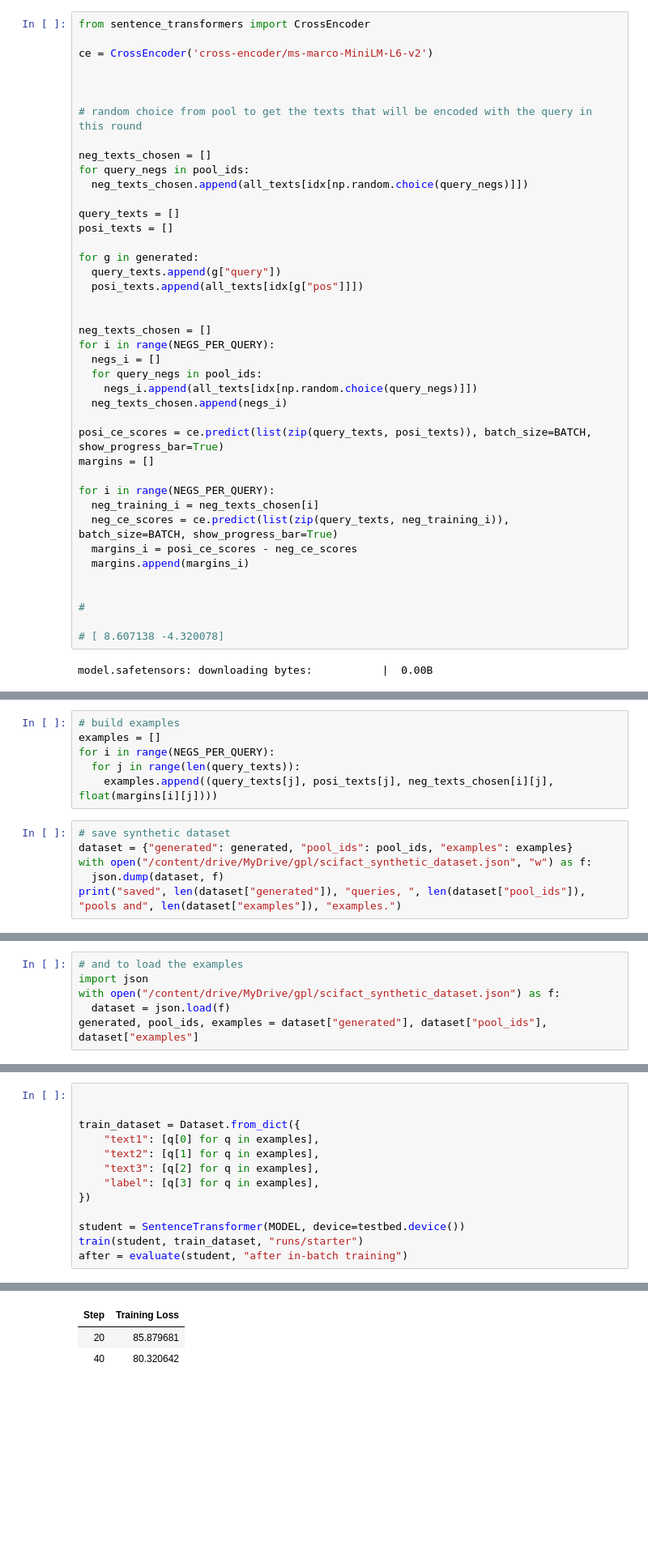
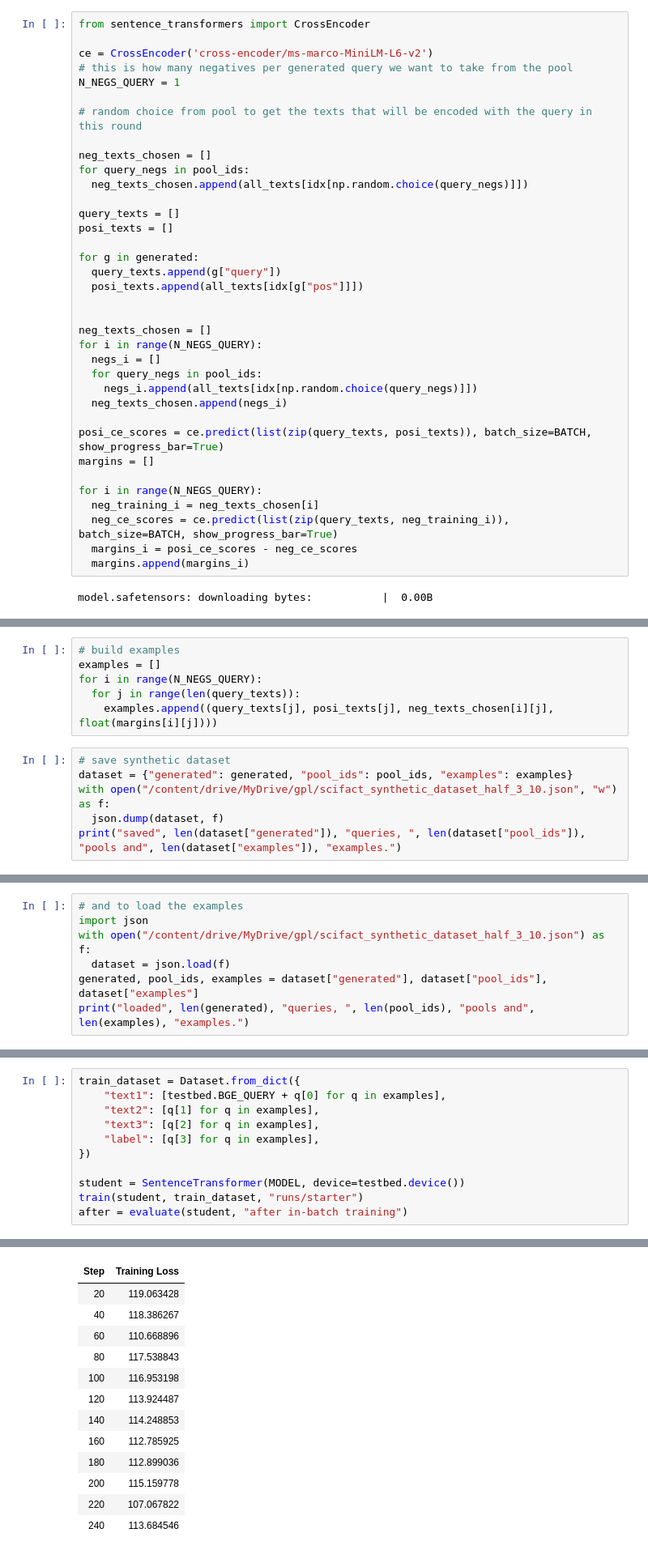
Before and after one commit to fserracrespi/ir2_Project, a Jupyter notebook: pairs/10-gpl/reproduce.ipynb, the cells around one changed output, grey strips where cells are left out. Shown at 81% size. Drawn from its saved outputs; the diff is of its cells as text; blank space fills up the shorter version.

```diff
--- a/pairs/10-gpl/reproduce.ipynb
+++ b/pairs/10-gpl/reproduce.ipynb
@@ -326,8 +359,8 @@ They do 140k training steps and use 32 batch size
 from sentence_transformers import CrossEncoder
 
 ce = CrossEncoder('cross-encoder/ms-marco-MiniLM-L6-v2')
-
-
+# this is how many negatives per generated query we want to take from the pool
+N_NEGS_QUERY = 1
 
 # random choice from pool to get the texts that will be encoded with the query in this round
 
@@ -344,7 +377,7 @@ for g in generated:
 
 
 neg_texts_chosen = []
-for i in range(NEGS_PER_QUERY):
+for i in range(N_NEGS_QUERY):
   negs_i = []
   for query_negs in pool_ids:
     negs_i.append(all_texts[idx[np.random.choice(query_negs)]])
@@ -353,16 +386,11 @@ for i in range(NEGS_PER_QUERY):
 posi_ce_scores = ce.predict(list(zip(query_texts, posi_texts)), batch_size=BATCH, show_progress_bar=True)
 margins = []
 
-for i in range(NEGS_PER_QUERY):
+for i in range(N_NEGS_QUERY):
   neg_training_i = neg_texts_chosen[i]
   neg_ce_scores = ce.predict(list(zip(query_texts, neg_training_i)), batch_size=BATCH, show_progress_bar=True)
   margins_i = posi_ce_scores - neg_ce_scores
   margins.append(margins_i)
-
-
-#
-
-# [ 8.607138 -4.320078]
 # %% [output]
 model.safetensors: downloading bytes:           |  0.00B
 # %%
@@ -394,13 +407,13 @@ They build the synthetic dataset {(Qi, Pi, Pi-, CE_margin)}
 # %%
 # build examples
 examples = []
-for i in range(NEGS_PER_QUERY):
+for i in range(N_NEGS_QUERY):
   for j in range(len(query_texts)):
     examples.append((query_texts[j], posi_texts[j], neg_texts_chosen[i][j], float(margins[i][j])))
 # %%
 # save synthetic dataset
 dataset = {"generated": generated, "pool_ids": pool_ids, "examples": examples}
-with open("/content/drive/MyDrive/gpl/scifact_synthetic_dataset.json", "w") as f:
+with open("/content/drive/MyDrive/gpl/scifact_synthetic_dataset_half_3_10.json", "w") as f:
   json.dump(dataset, f)
 print("saved", len(dataset["generated"]), "queries, ", len(dataset["pool_ids"]), "pools and", len(dataset["examples"]), "examples.")
 # %% [output]
@@ -408,6 +421,7 @@ saved 500 queries,  500 pools and 1500 examples.
 # %%
 # and to load the examples
 import json
-with open("/content/drive/MyDrive/gpl/scifact_synthetic_dataset.json") as f:
+with open("/content/drive/MyDrive/gpl/scifact_synthetic_dataset_half_3_10.json") as f:
   dataset = json.load(f)
 generated, pool_ids, examples = dataset["generated"], dataset["pool_ids"], dataset["examples"]
+print("loaded", len(generated), "queries, ", len(pool_ids), "pools and", len(examples), "examples.")
@@ -427,10 +443,8 @@ def train(model, data, output_dir, lr=2e-5):
     loss = losses.MarginMSELoss(model)
     SentenceTransformerTrainer(model=model, args=args, train_dataset=data, loss=loss).train()
 # %%
-
-
 train_dataset = Dataset.from_dict({
-    "text1": [q[0] for q in examples],
+    "text1": [testbed.BGE_QUERY + q[0] for q in examples],
     "text2": [q[1] for q in examples],
     "text3": [q[2] for q in examples],
     "label": [q[3] for q in examples],
@@ -444,3 +458,13 @@ after = evaluate(student, "after in-batch training")
 | Step | Training Loss |
-| 20 | 85.879681 |
-| 40 | 80.320642 |
+| 20 | 119.063428 |
+| 40 | 118.386267 |
+| 60 | 110.668896 |
+| 80 | 117.538843 |
+| 100 | 116.953198 |
+| 120 | 113.924487 |
+| 140 | 114.248853 |
+| 160 | 112.785925 |
+| 180 | 112.899036 |
+| 200 | 115.159778 |
+| 220 | 107.067822 |
+| 240 | 113.684546 |
```
Also changed, not shown: parts of 25 cells of this notebook.
